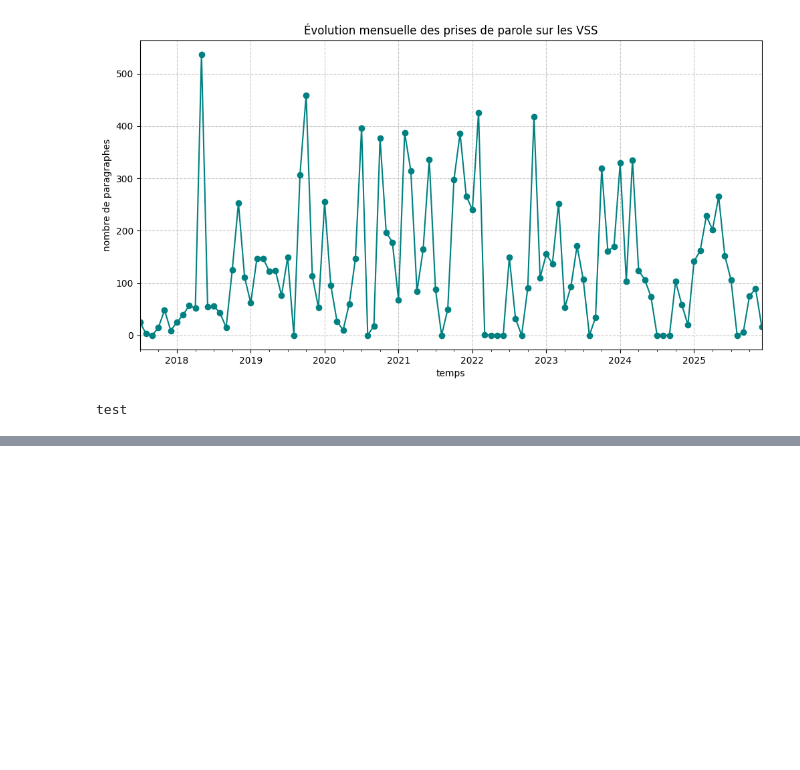
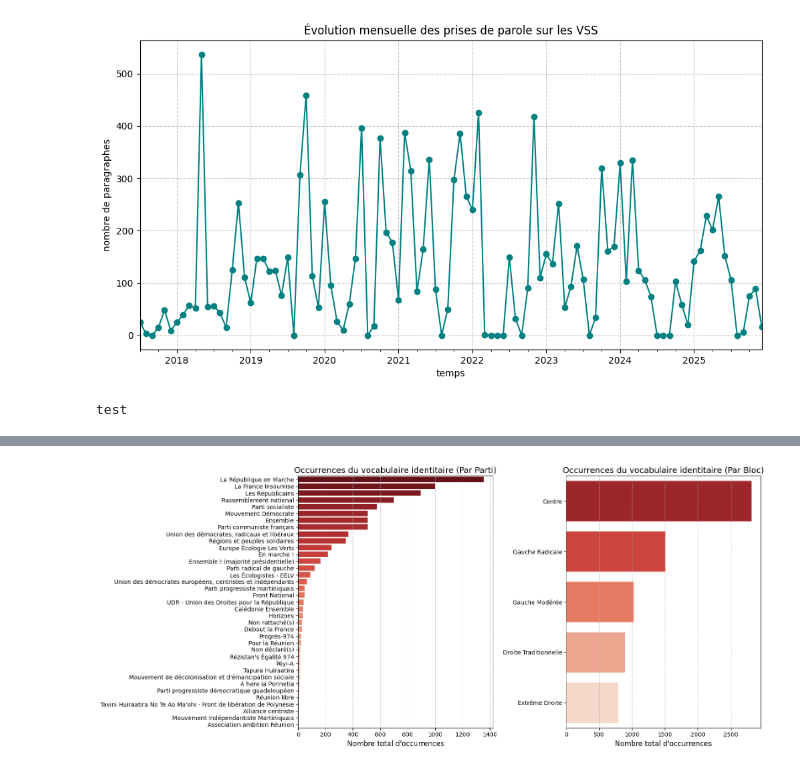
Before and after one commit to gabrielorsatti/projet_eco_socio, a Jupyter notebook: Testfile.ipynb, the cells around one changed output, grey strips where cells are left out. Saved outputs shown, nothing was run; the diff lists cells and outputs as text; code cells hidden in the pictures; blank space fills up the shorter version.

```diff
--- a/Testfile.ipynb
+++ b/Testfile.ipynb
@@ -1485,0 +1470,68 @@ Encodage des prises de parole individuelles (ça va prendre un peu de temps)...
+# %%
+
+def tracer_comptages_identitaires(df_vss):
+    """
+    Compte et affiche le nombre d'occurrences du vocabulaire identitaire
+    par parti et par bloc idéologique dans les discours sur les VSS.
+    """
+
+    mots_identitaires = [
+        "immigration", "clandestin", "frontière",
+        "national", "identité",
+        "étranger", "expulsion", "oqtf", "territoire"
+    ]
+
+    # On crée une expression régulière qui cherche ces mots (insensible à la casse)
+    # Le \w* à la fin permet d'attraper les pluriels (ex: étrangerS, valeurS)
+    pattern = r'(?i)\b(' + '|'.join(mots_identitaires) + r')\w*\b'
+
+    # On travaille sur une copie pour ne pas altérer le dataframe d'origine
+    df = df_vss.copy()
+
+    # On compte combien de fois le pattern apparaît dans chaque texte
+    df['compte_identitaire'] = df['texte'].str.count(pattern)
+
+    # 1. Agrégation par Parti (on garde ceux qui l'ont dit au moins une fois)
+    counts_parti = df.groupby('nom_parti')['compte_identitaire'].sum().sort_values(ascending=False)
+    counts_parti = counts_parti[counts_parti > 0]
+
+    # 2. Agrégation par Bloc
+    counts_bloc = df.groupby('bloc')['compte_identitaire'].sum().sort_values(ascending=False)
+
+    # --- CRÉATION DES GRAPHIQUES ---
+    fig, axes = plt.subplots(1, 2, figsize=(16, 7))
+
+    # Graphique 1 : Par Parti
+    sns.barplot(
+        x=counts_parti.values,
+        y=counts_parti.index,
+        ax=axes[0],
+        hue=counts_parti.index, # Évite le warning seaborn
+        palette="Reds_r",
+        legend=False
+    )
+    axes[0].set_title("Occurrences du vocabulaire identitaire (Par Parti)", fontsize=14)
+    axes[0].set_xlabel("Nombre total d'occurrences", fontsize=12)
+    axes[0].set_ylabel("")
+    axes[0].grid(axis='x', linestyle='--', alpha=0.6)
+
+    # Graphique 2 : Par Bloc
+    sns.barplot(
+        x=counts_bloc.values,
+        y=counts_bloc.index,
+        ax=axes[1],
+        hue=counts_bloc.index,
+        palette="Reds_r",
+        legend=False
+    )
+    axes[1].set_title("Occurrences du vocabulaire identitaire (Par Bloc)", fontsize=14)
+    axes[1].set_xlabel("Nombre total d'occurrences", fontsize=12)
+    axes[1].set_ylabel("")
+    axes[1].grid(axis='x', linestyle='--', alpha=0.6)
+
+    plt.tight_layout()
+    plt.show()
+
+tracer_comptages_identitaires(df_vss)
+# %% [output]
+[figure, added]
```
Also changed, not shown: parts of 9 cells of this notebook, 1 other file.
